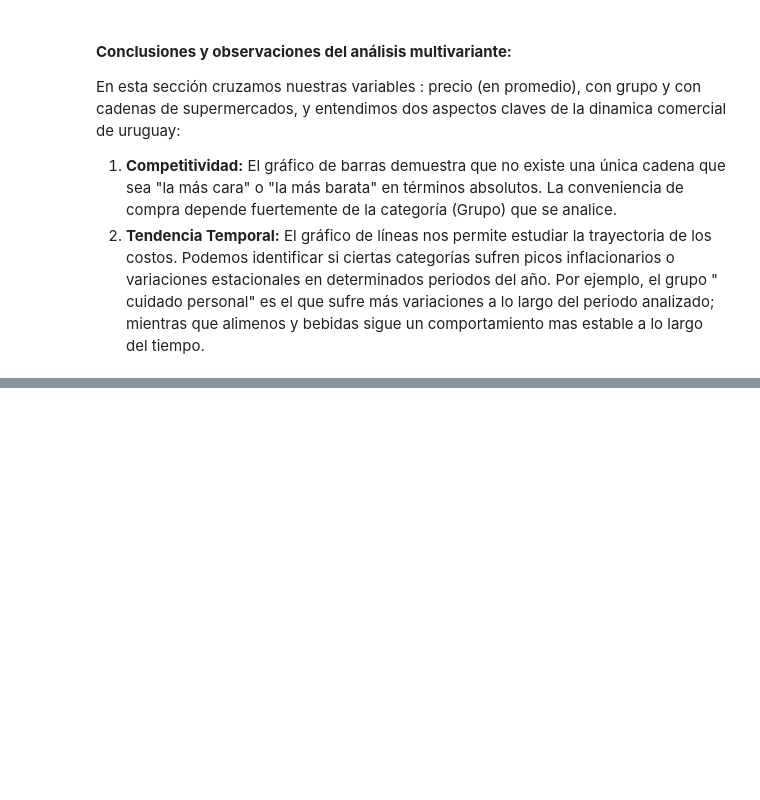
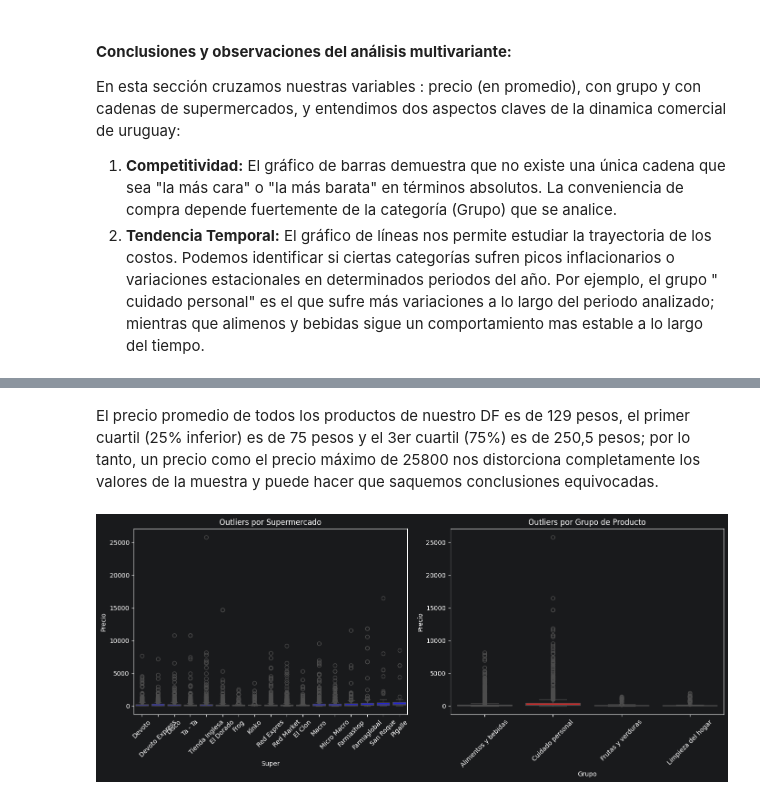
Before and after one commit to georginasiccofernandez-arch/proyecto-dimploma-UCU--phyton, a Jupyter notebook: notebooks/practice.ipynb, the cells around one changed output, grey strips where cells are left out. Drawn from its saved outputs; the diff is of its cells as text; code cells hidden in the pictures; blank space fills up the shorter version.

```diff
--- a/notebooks/practice.ipynb
+++ b/notebooks/practice.ipynb
@@ -436,0 +450,19 @@ En esta sección cruzamos nuestras variables : precio (en promedio), con grupo y
+# %% [markdown]
+El precio promedio de todos los productos de nuestro DF es de 129 pesos, el primer cuartil (25% inferior) es de 75 pesos y el 3er cuartil (75%) es de 250,5 pesos; por lo tanto, un precio como el precio máximo de 25800 nos distorciona completamente los valores de la muestra y puede hacer que saquemos conclusiones equivocadas.
+# %%
+# visualizamos con boxplots
+fig, axis = plt.subplots(1, 2, figsize=(14, 6))
+
+# 1. Boxplot de precios por supermercado
+sns.boxplot(ax=axis[0], data=df_limpio, x="Super", y="Precio", color="blue")
+axis[0].set_title("Outliers por Supermercado")
+axis[0].tick_params(axis='x', rotation=45)
+
+# 2. Boxplot de precios separados por Grupo de Producto
+sns.boxplot(ax=axis[1], data=df_limpio, x="Grupo", y="Precio", color="red")
+axis[1].set_title("Outliers por Grupo de Producto")
+axis[1].tick_params(axis='x', rotation=45)
+plt.tight_layout()
+plt.show()
+# %% [output]
+[figure, added]
```
Also changed, not shown: parts of 21 cells of this notebook.
